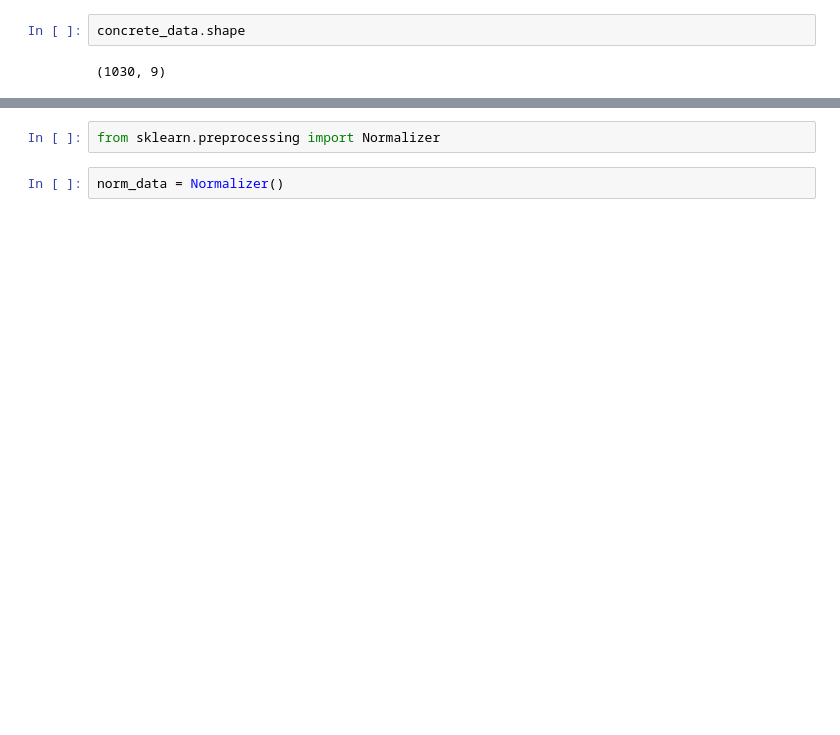
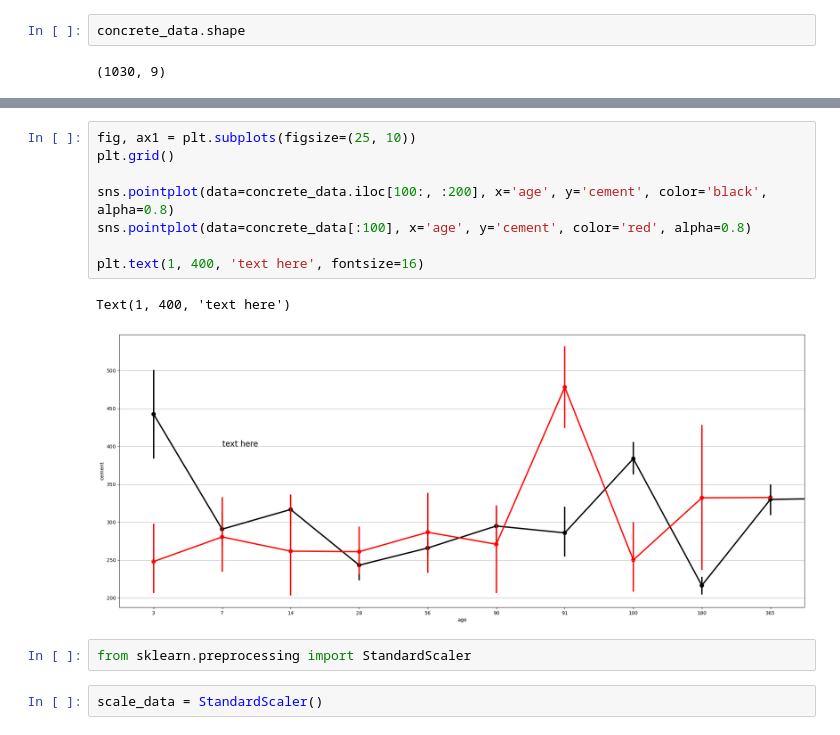
Before and after one commit to julius-m20/Concrete-Data, a Jupyter notebook: main.ipynb, the cells around one changed output, grey strips where cells are left out. Drawn from its saved outputs; the diff is of its cells as text; blank space fills up the shorter version.

```diff
--- a/main.ipynb
+++ b/main.ipynb
@@ -121,4 +126,15 @@ plt.show()
+# %%
+fig, ax1 = plt.subplots(figsize=(25, 10))
+plt.grid()
+
+sns.pointplot(data=concrete_data.iloc[100:, :200], x='age', y='cement', color='black', alpha=0.8)
+sns.pointplot(data=concrete_data[:100], x='age', y='cement', color='red', alpha=0.8)
+
+plt.text(1, 400, 'text here', fontsize=16)
+# %% [output]
+Text(1, 400, 'text here')
+[figure, added]
 # %%
-from sklearn.preprocessing import Normalizer
+from sklearn.preprocessing import StandardScaler
 # %%
-norm_data = Normalizer()
+scale_data = StandardScaler()
```
Also changed, not shown: parts of 9 cells of this notebook.
